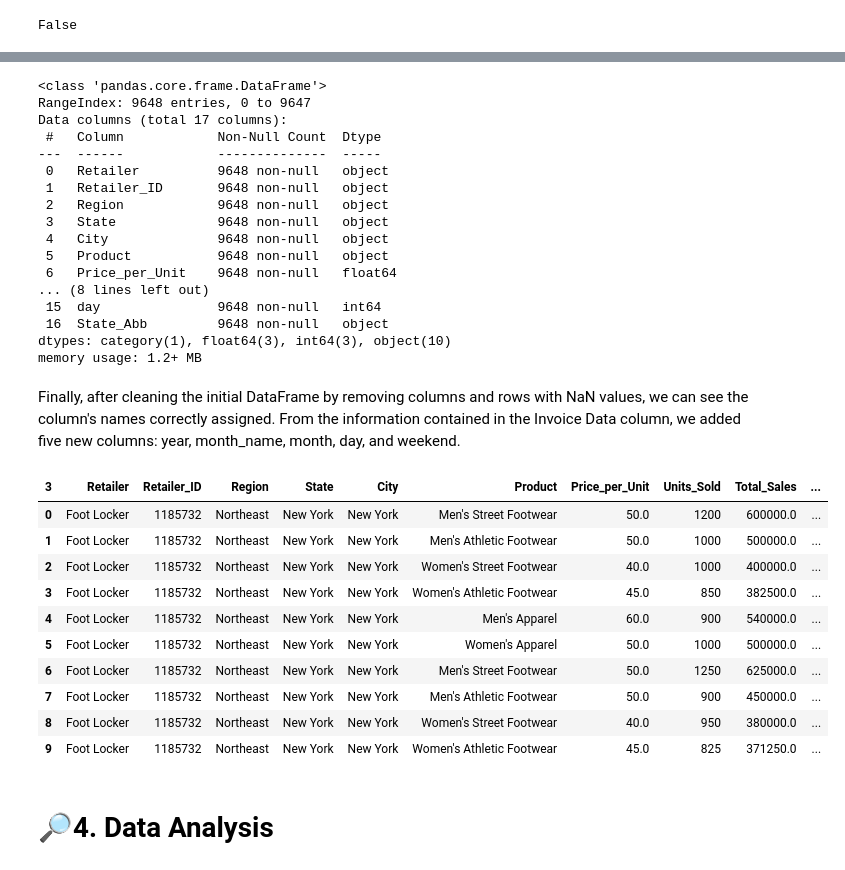
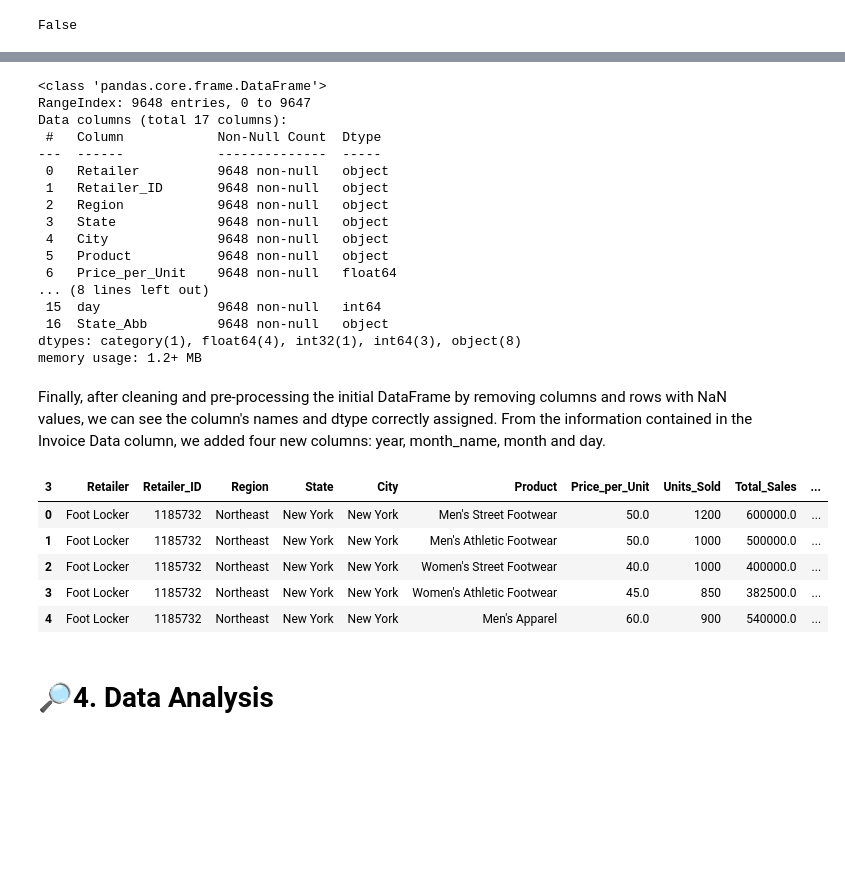
Before and after one commit to dmulysses/datavis-adidas-us-sales-analysis, a Jupyter notebook: adidas-us-sales-analysis.ipynb, the cells around one changed output, grey strips where cells are left out. Cells and saved outputs as stored; diff of their text form; code cells hidden in the pictures; blank space fills up the shorter version.

```diff
--- a/adidas-us-sales-analysis.ipynb
+++ b/adidas-us-sales-analysis.ipynb
@@ -160,10 +143,12 @@ data['month_name'] = pd.Categorical(data['month_name'], categories=['January', '
 
 data = data.sort_values(['year', 'month'], ignore_index=True)
 # %%
-data[['Price per Unit', 'Total Sales', 'Operating Profit']] = data[['Price per Unit', 'Total Sales', 'Operating Profit']].astype(str).astype(float)
+# Use the astype function to cast the object to float or int
+data[['Price per Unit', 'Total Sales','Operating Profit', 'Operating Margin']] = data[['Price per Unit', 'Total Sales', 'Operating Profit', 'Operating Margin']].astype(str).astype(float)
+data[['Units Sold']] = data[['Units Sold']].astype(str).astype(int)
 # %%
 data.rename(columns={'Retailer ID': 'Retailer_ID', 'Price per Unit': 'Price_per_Unit', 'Units Sold': 'Units_Sold',
-                    'Total Sales': 'Total_Sales', 'Operating Profit': 'Operating_Profit', 'Operatin Margin': 'Operatin_Margin',
+                    'Total Sales': 'Total_Sales', 'Operating Profit': 'Operating_Profit', 'Operating Margin': 'Operating_Margin',
                     'Sales Method': 'Sales_Method'}, inplace=True)
 # %%
 us_state_abb = {'Alabama': 'AL', 'Alaska': 'AK', 'Arizona': 'AZ', 'Arkansas': 'AR', 'California': 'CA', 'Colorado': 'CO', 'Connecticut': 'CT',
@@ -194,26 +179,21 @@ Data columns (total 17 columns):
 ... (8 lines left out)
  15  day               9648 non-null   int64
  16  State_Abb         9648 non-null   object
-dtypes: category(1), float64(3), int64(3), object(10)
+dtypes: category(1), float64(4), int32(1), int64(3), object(8)
 memory usage: 1.2+ MB
 # %% [markdown]
-Finally, after cleaning the initial DataFrame by removing columns and rows with NaN values,
-we can see the column's names correctly assigned.
-From the information contained in the Invoice Data column, we added five new columns: year, month_name, month, day, and weekend.
+Finally, after cleaning and pre-processing the initial DataFrame by removing columns and rows with NaN values,
+we can see the column's names and dtype correctly assigned.
+From the information contained in the Invoice Data column, we added four new columns: year, month_name, month and day.
 # %%
-data.head(10)
+data.head(5)
 # %% [output]
 | 3 | Retailer | Retailer_ID | Region | State | City | Product | Price_per_Unit | Units_Sold | Total_Sales | ... |
 | 0 | Foot Locker | 1185732 | Northeast | New York | New York | Men's Street Footwear | 50.0 | 1200 | 600000.0 | ... |
 | 1 | Foot Locker | 1185732 | Northeast | New York | New York | Men's Athletic Footwear | 50.0 | 1000 | 500000.0 | ... |
 | 2 | Foot Locker | 1185732 | Northeast | New York | New York | Women's Street Footwear | 40.0 | 1000 | 400000.0 | ... |
 | 3 | Foot Locker | 1185732 | Northeast | New York | New York | Women's Athletic Footwear | 45.0 | 850 | 382500.0 | ... |
 | 4 | Foot Locker | 1185732 | Northeast | New York | New York | Men's Apparel | 60.0 | 900 | 540000.0 | ... |
-| 5 | Foot Locker | 1185732 | Northeast | New York | New York | Women's Apparel | 50.0 | 1000 | 500000.0 | ... |
-| 6 | Foot Locker | 1185732 | Northeast | New York | New York | Men's Street Footwear | 50.0 | 1250 | 625000.0 | ... |
-| 7 | Foot Locker | 1185732 | Northeast | New York | New York | Men's Athletic Footwear | 50.0 | 900 | 450000.0 | ... |
-| 8 | Foot Locker | 1185732 | Northeast | New York | New York | Women's Street Footwear | 40.0 | 950 | 380000.0 | ... |
-| 9 | Foot Locker | 1185732 | Northeast | New York | New York | Women's Athletic Footwear | 45.0 | 825 | 371250.0 | ... |
 # %% [markdown]
 # 🔎4. Data Analysis
 # %%
```
Also changed, not shown: parts of 4 cells of this notebook.
